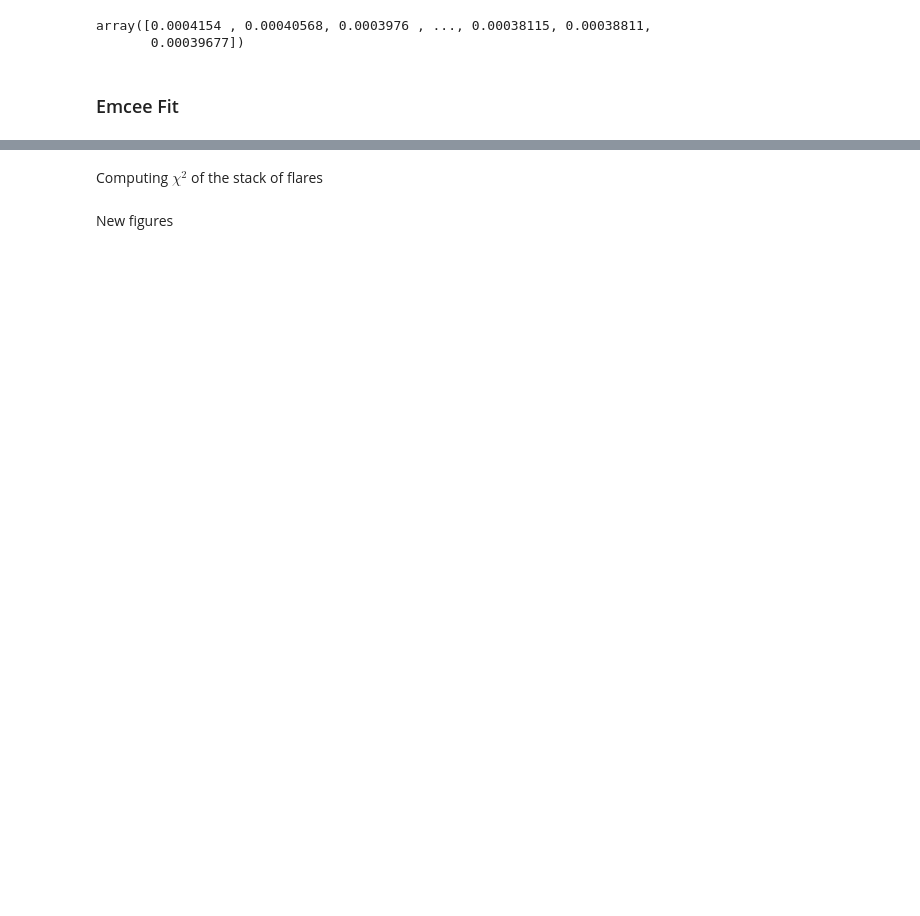
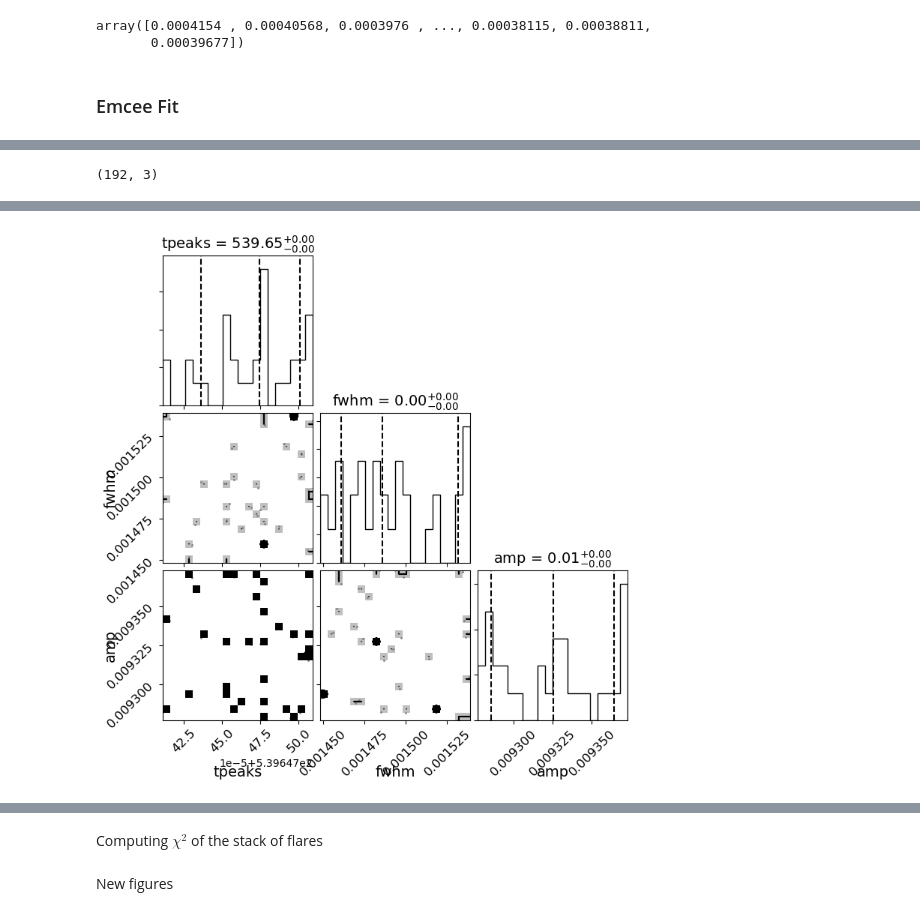
Before and after one commit to lupitatovar/flares, a Jupyter notebook: notebooks/Flare_Model_V1.ipynb, the cells around one changed output, grey strips where cells are left out. Drawn from its saved outputs; the diff is of its cells as text; code cells hidden in the pictures; blank space fills up the shorter version.

```diff
--- a/notebooks/Flare_Model_V1.ipynb
+++ b/notebooks/Flare_Model_V1.ipynb
@@ -1374,6 +1380,6 @@ axes[-1].set_xlabel("Step Number",fontsize=14);
 # %%
-''''
-flat_samples2 = sampler2.get_chain(discard=1000, thin=15, flat=True)
+
+flat_samples2 = sampler2.get_chain(discard=10, thin=15, flat=True)
 #discard the first 10% for longer runs
 print(flat_samples2.shape)
 
@@ -1384,3 +1390,4 @@ fig = corner.corner(
 for ax in fig.get_axes():
     #fig.subplots_adjust(left=.001,bottom=.01)
     ax.tick_params(axis='both', labelsize=12)
+# %% [output]
@@ -1386,0 +1395 @@ for ax in fig.get_axes():
+(192, 3)
@@ -1387 +1398,2 @@ for ax in fig.get_axes():
+[figure, added]
 # %%
```
Also changed, not shown: parts of 9 cells of this notebook, 3 other files.
